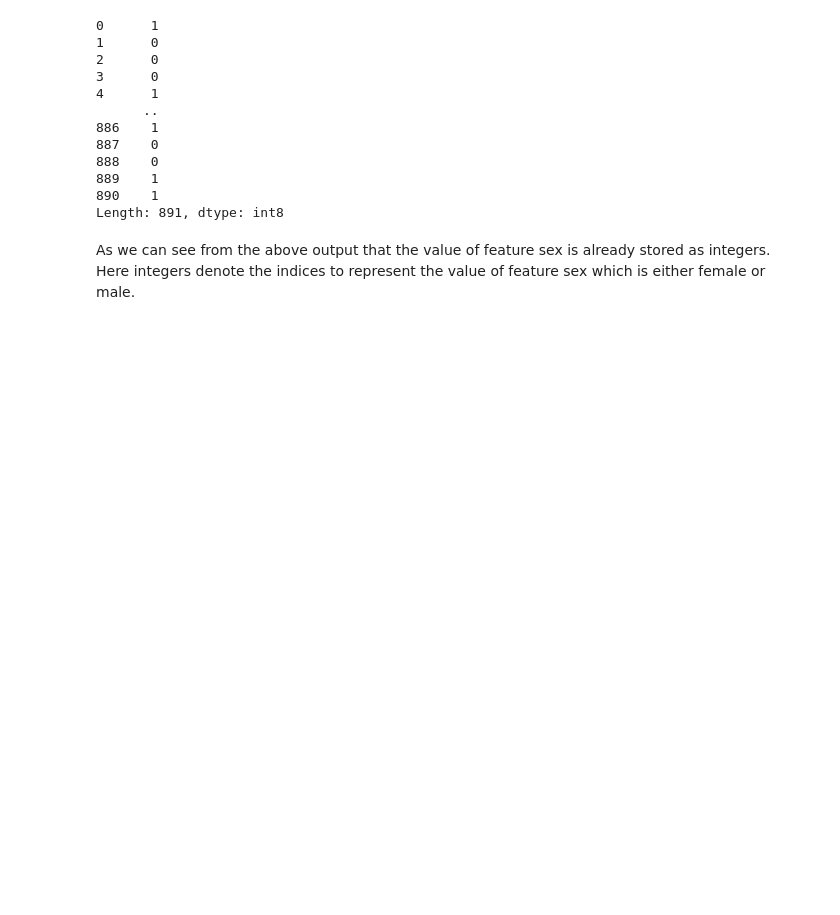
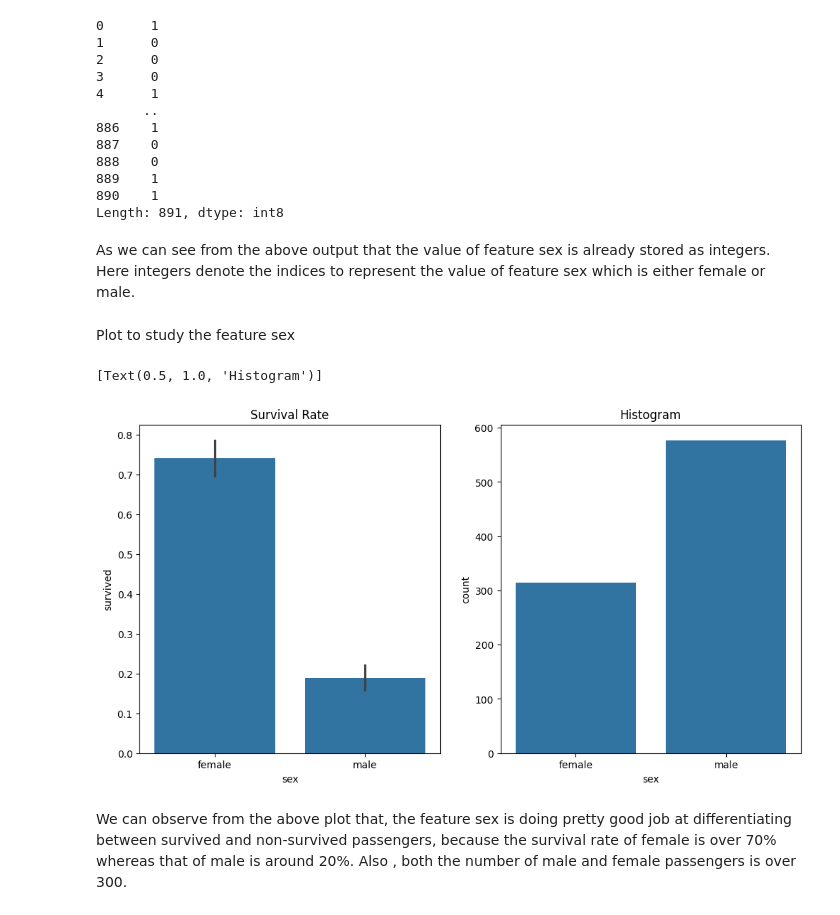
Before and after one commit to AsokTamang/random_forest_scratch, a Jupyter notebook: random-forest-from-scratch.ipynb, the cells around one changed output. Cells and saved outputs as stored; diff of their text form; code cells hidden in the pictures; blank space fills up the shorter version.

Commit message:
plot to study the feature sex

```diff
--- a/random-forest-from-scratch.ipynb
+++ b/random-forest-from-scratch.ipynb
@@ -139,3 +139,15 @@ df['sex'].cat.codes
 Length: 891, dtype: int8
 # %% [markdown]
 As we can see from the above output that the value of feature sex is already stored as integers. Here integers denote the indices to represent the value of feature sex which is either female or male.
+# %% [markdown]
+Plot to study the feature sex
+# %%
+import seaborn as sns
+fig,axes = plt.subplots(1,2,figsize=(12,6))
+sns.barplot(data = df, x = 'sex', y ='survived',ax = axes[0]).set(title = 'Survival Rate')
+sns.countplot(data = df, x='sex' , ax=axes[1]).set(title = 'Histogram')
+# %% [output]
+[Text(0.5, 1.0, 'Histogram')]
+[figure, added]
+# %% [markdown]
+We can observe from the above plot that, the feature sex is doing pretty good job at differentiating between survived and non-survived passengers, because the survival rate of female is over 70% whereas that of male is around 20%. Also , both the number of male and female passengers is over 300.
```
